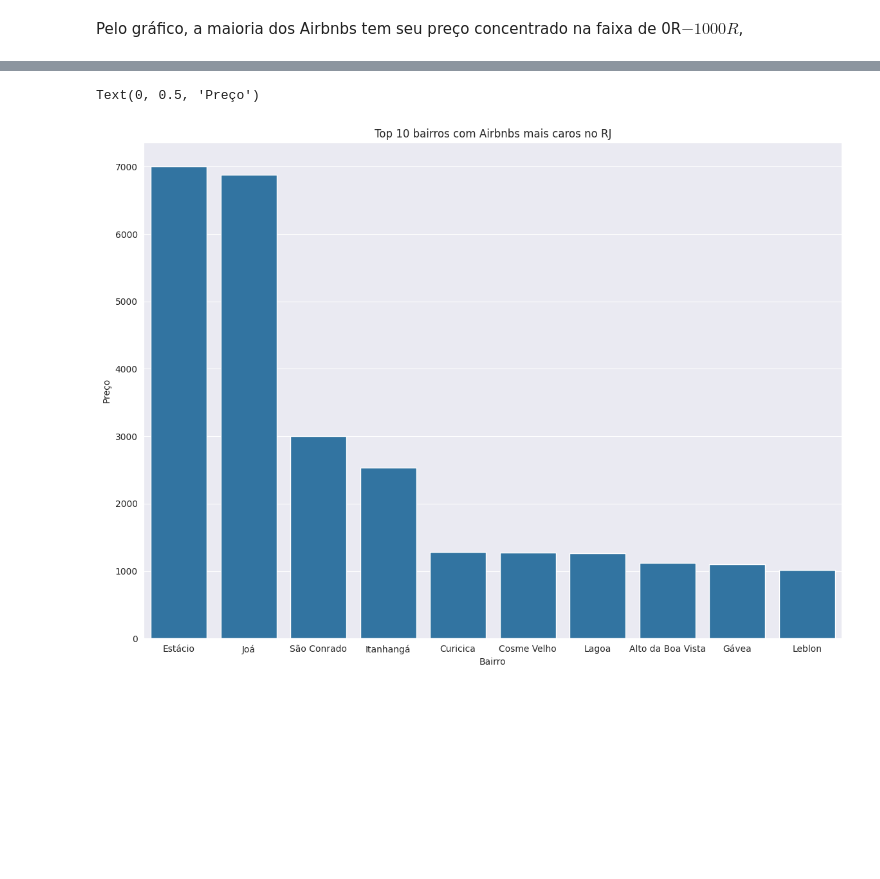
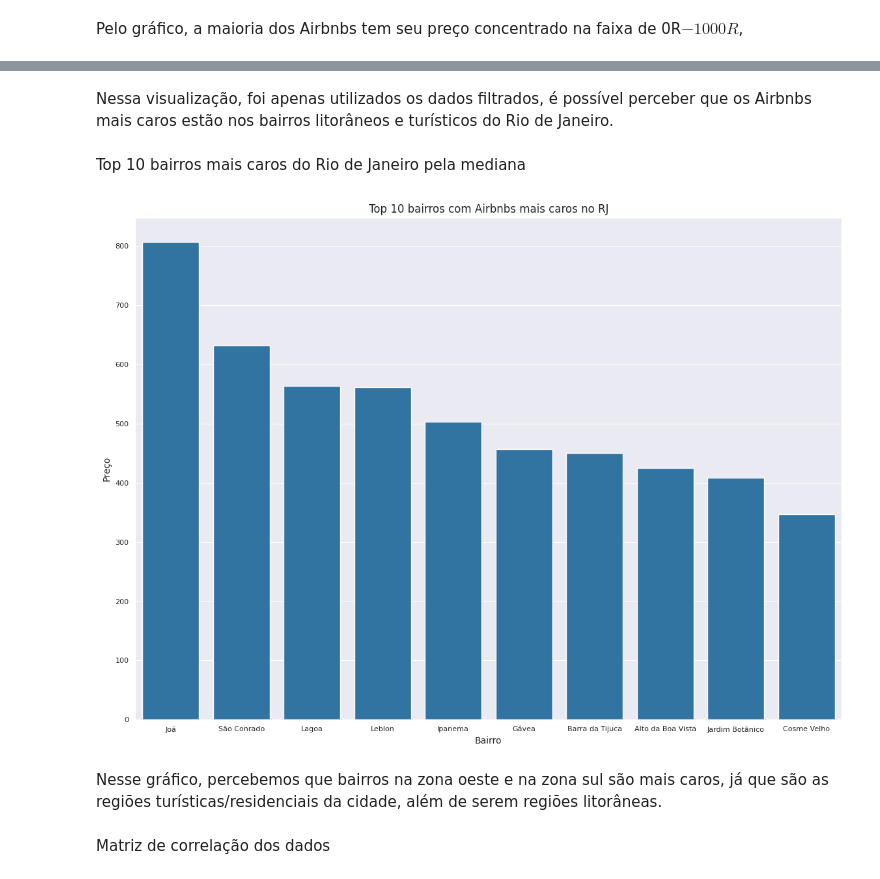
Before and after one commit to pagmaia/datasci-learning-project, a Jupyter notebook: airbnb-analysis.ipynb, the cells around one changed output, grey strips where cells are left out. Cells and saved outputs as stored; diff of their text form; code cells hidden in the pictures; blank space fills up the shorter version.

Commit message:
add priceXlocation graphic and more texts

```diff
--- a/airbnb-analysis.ipynb
+++ b/airbnb-analysis.ipynb
@@ -147,4 +148,8 @@ Como é possível visualizar pelos gráficos, há várias anúncios com outliers
 # %%
 # Filtragem dos outliers
+print(f"Antes da filtragem: {data.shape}")
 data = data[data["price"] <= data["price"].quantile(0.98)]
+data = data[data["reviews_per_month"] <= data["reviews_per_month"].quantile(0.99)]
+data = data[data["minimum_nights"] <= 365]
+print(f"Depois da filtragem: {data.shape}")
 # %% [output]
@@ -255,0 +282,15 @@ Essa é um mapa da localização dos Airbnbs, nesse gráfico em específico, foi
+# %%
+# Mapa da localização dos Airbnbs por preço
+bairros = geobr.read_neighborhood()
+bairros_rio = bairros[bairros["code_muni"] == 3304557]
+
+fig, ax = plt.subplots(figsize=(12,10))
+bairros_rio.plot(ax=ax, edgecolor="black")
+
+
+data["price_interval"]= pd.cut(data["price"],
+             bins=[0, 500, 1000, 1500, 2000, data["price"].max()],
+            labels=["Até 500R$","501R$ - 1000R$","1001R$ - 1500R$", "1501R$ - 2000R%", "> 2000R$"])
+
+plt.title("Localização x Preço no Rio de Janeiro")
+sns.scatterplot(data=data, x="longitude", y="latitude", ax=ax, color="red", s=5, hue="price_interval", legend="brief", palette="bright", edgecolor="black")
@@ -256,18 +300,26 @@ Essa é um mapa da localização dos Airbnbs, nesse gráfico em específico, foi
+# %% [markdown]
+Nessa visualização, foi apenas utilizados os dados filtrados, é possível perceber que os Airbnbs mais caros estão nos bairros litorâneos e turísticos do Rio de Janeiro.
+# %% [markdown]
+Top 10 bairros mais caros do Rio de Janeiro pela mediana
 # %%
-# Análise de Preço x Bairro
+# Top 10 bairros mais caros do Rio de Janeiro a partir da mediana.
 
-preco_medio = data.groupby("neighbourhood")["price"].mean()
+preco_medio = data.groupby("neighbourhood")["price"].median()
 preco_medio = preco_medio.sort_values(ascending=False)
 preco_medio = preco_medio.head(10)
 
 plt.figure(figsize=(14, 10))
 plt.title("Top 10 bairros com Airbnbs mais caros no RJ")
 ax = sns.barplot(x=preco_medio.index, y=preco_medio.values)
 ax.set_xlabel("Bairro")
 ax.set_ylabel("Preço")
+ax.tick_params(labelsize=8)
 # %% [output]
-Text(0, 0.5, 'Preço')
-[figure, old version]
+[figure, new version]
+# %% [markdown]
+Nesse gráfico, percebemos que bairros na zona oeste e na zona sul são mais caros, já que são as regiões turísticas/residenciais da cidade, além de serem regiões litorâneas.
+# %% [markdown]
+Matriz de correlação dos dados
 # %%
 # Matriz de correlação dos dados numéricos
 corr_matrix = data.corr(numeric_only=True)
```
Also changed, not shown: parts of 25 cells of this notebook.
